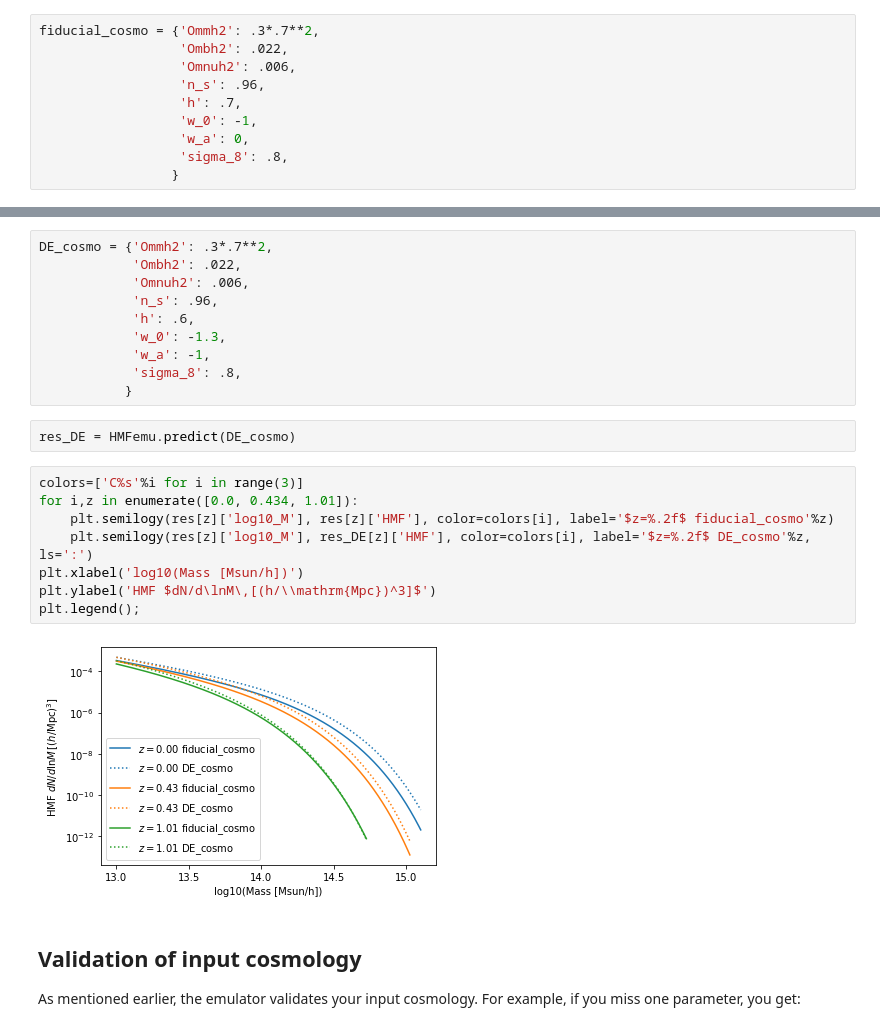
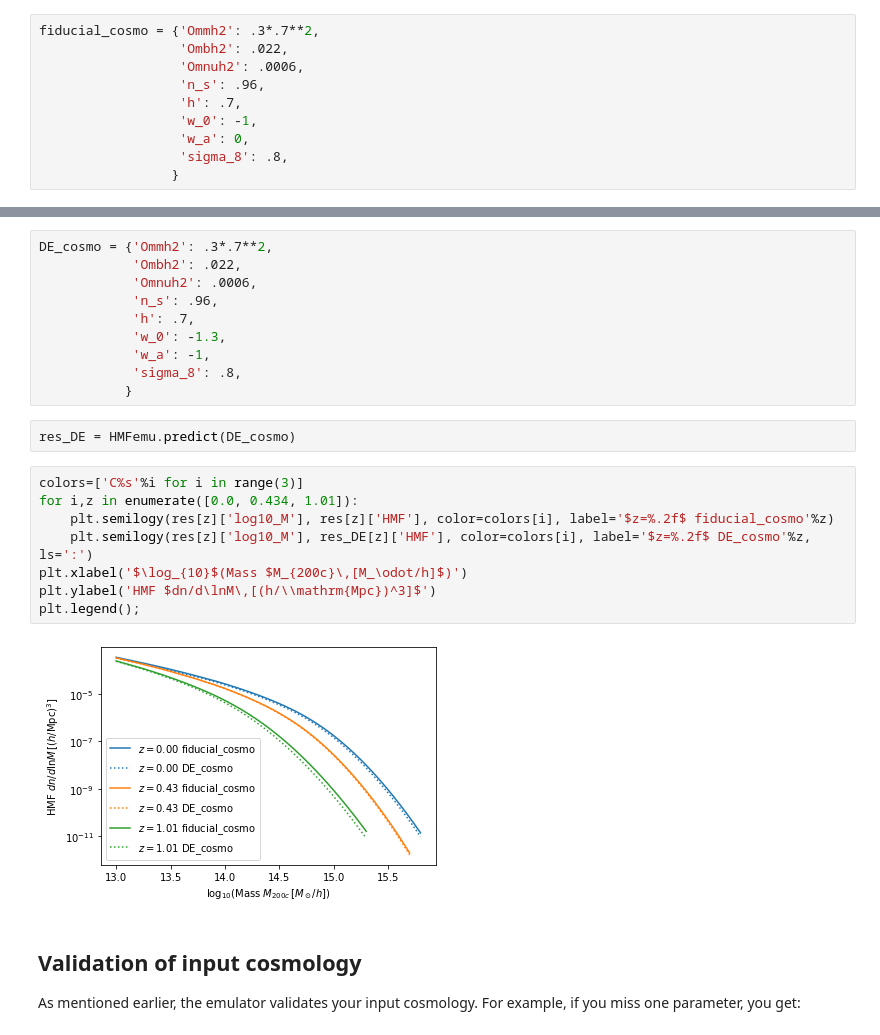
Before and after one commit to SebastianBocquet/MiraTitanHMFemulator, a Jupyter notebook: tutorial.ipynb, the cells around one changed output, grey strips where cells are left out. Drawn from its saved outputs; the diff is of its cells as text.

```diff
--- a/tutorial.ipynb
+++ b/tutorial.ipynb
@@ -39,7 +39,7 @@ Note that the cosmology needs to satisfy all 9 parameter constraints, not just 8
 # %%
 fiducial_cosmo = {'Ommh2': .3*.7**2,
                   'Ombh2': .022,
-                  'Omnuh2': .006,
+                  'Omnuh2': .0006,
                   'n_s': .96,
                   'h': .7,
                   'w_0': -1,
@@ -89,9 +89,9 @@ OK, now we understand the basic concept. Let's try another cosmology with for da
 # %%
 DE_cosmo = {'Ommh2': .3*.7**2,
             'Ombh2': .022,
-            'Omnuh2': .006,
+            'Omnuh2': .0006,
             'n_s': .96,
-            'h': .6,
+            'h': .7,
             'w_0': -1.3,
             'w_a': -1,
             'sigma_8': .8,
@@ -101,13 +101,13 @@ res_DE = HMFemu.predict(DE_cosmo)
 # %%
 colors=['C%s'%i for i in range(3)]
 for i,z in enumerate([0.0, 0.434, 1.01]):
     plt.semilogy(res[z]['log10_M'], res[z]['HMF'], color=colors[i], label='$z=%.2f$ fiducial_cosmo'%z)
     plt.semilogy(res[z]['log10_M'], res_DE[z]['HMF'], color=colors[i], label='$z=%.2f$ DE_cosmo'%z, ls=':')
-plt.xlabel('log10(Mass [Msun/h])')
-plt.ylabel('HMF $dN/d\lnM\,[(h/\\mathrm{Mpc})^3]$')
+plt.xlabel('$\log_{10}$(Mass $M_{200c}\,[M_\odot/h]$)')
+plt.ylabel('HMF $dn/d\lnM\,[(h/\\mathrm{Mpc})^3]$')
 plt.legend();
 # %% [output]
-[figure, old version]
+[figure, new version]
 # %% [markdown]
 ## Validation of input cosmology
 As mentioned earlier, the emulator validates your input cosmology. For example, if you miss one parameter, you get:
```
Also changed, not shown: parts of 17 cells of this notebook, 9 other files.
